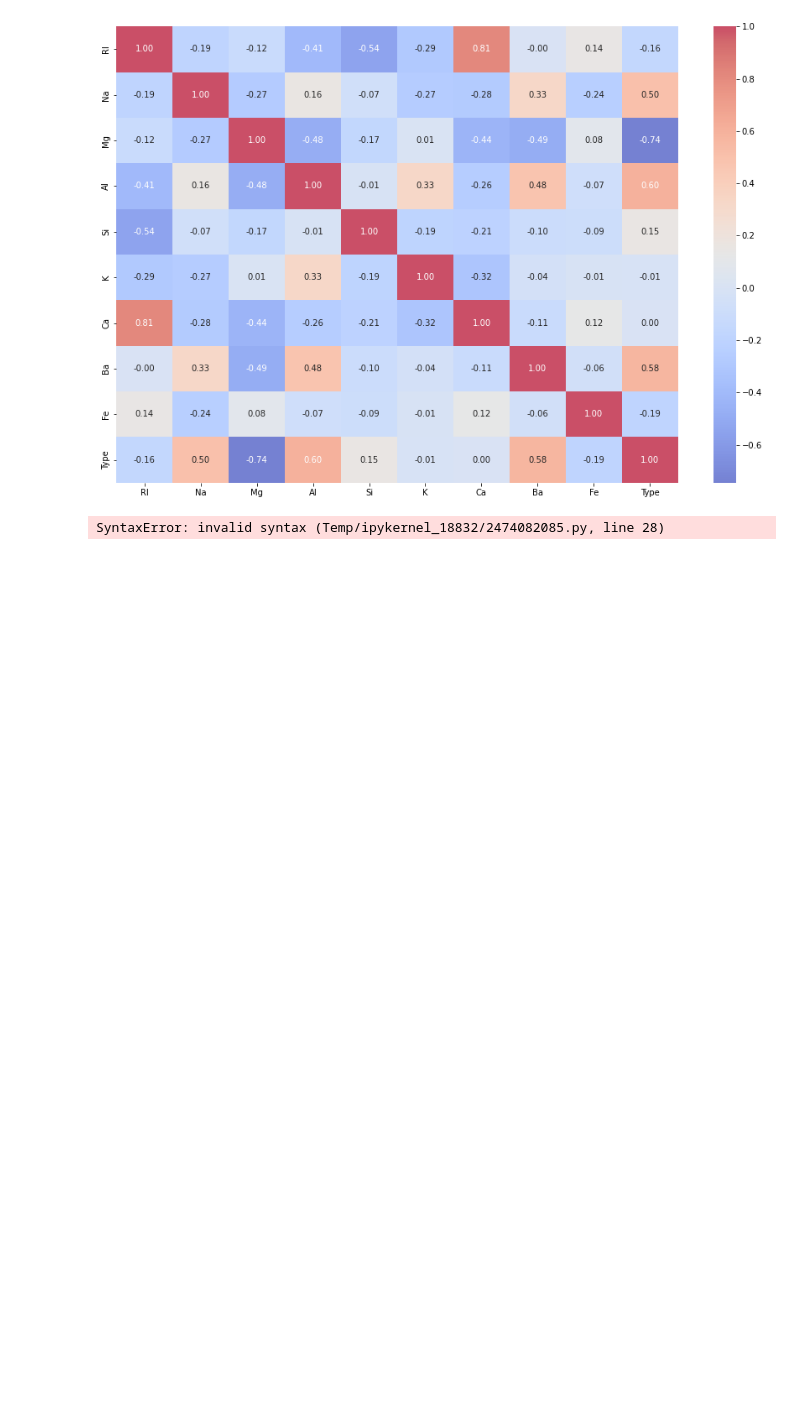
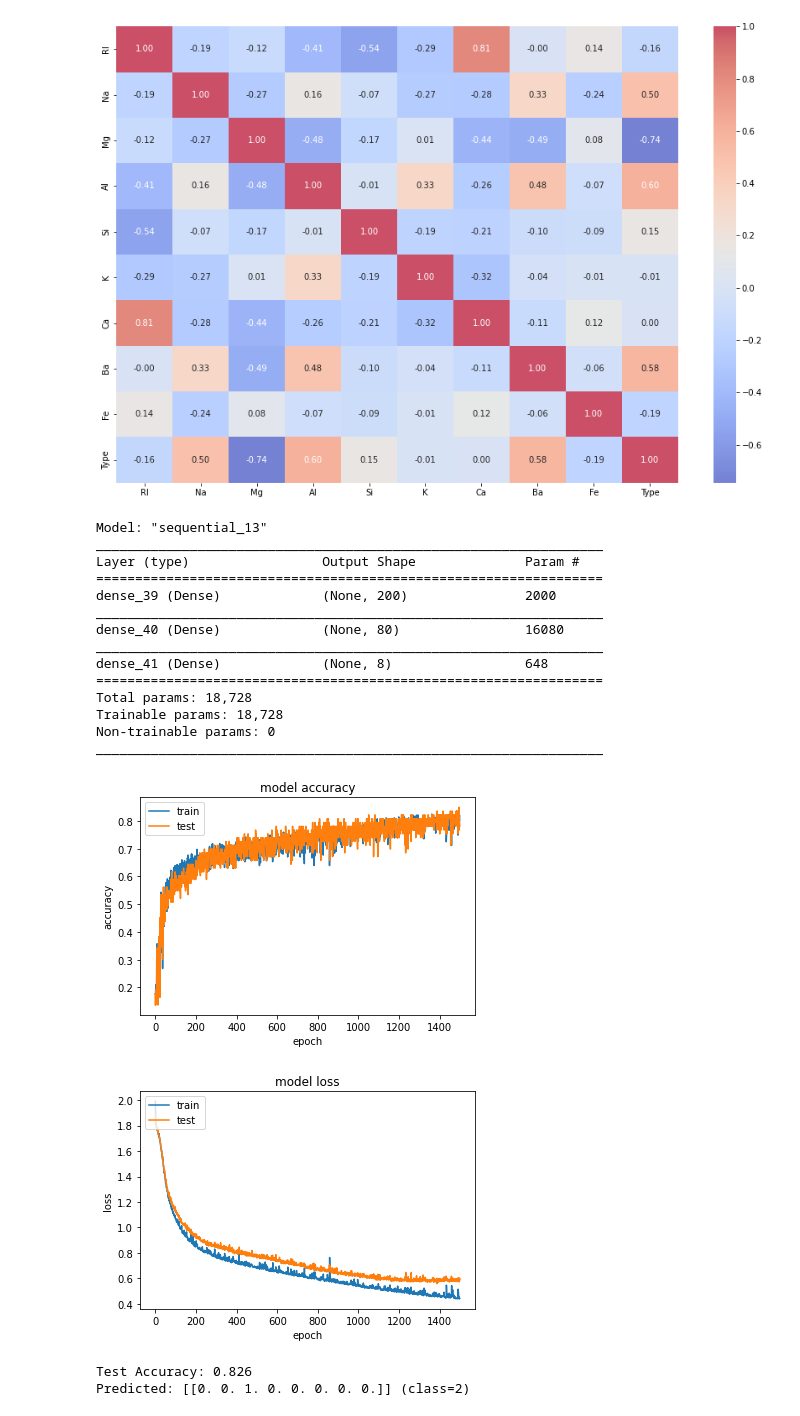
Before and after one commit to Jordanmarshall2510/CS4287-Neural-Computing, a Jupyter notebook: MLP-Assignment/model.ipynb, the cells around one changed output. Cells and saved outputs as stored; diff of their text form; code cells hidden in the pictures; blank space fills up the shorter version.

Commit message:
Added comments and fixed plots

```diff
--- a/MLP-Assignment/model.ipynb
+++ b/MLP-Assignment/model.ipynb
@@ -64,11 +64,13 @@ plt.show()
 # %%
 import os
 os.environ["CUDA_VISIBLE_DEVICES"] = "-1"
+os.environ['TF_CPP_MIN_LOG_LEVEL'] = '3'
 
 import warnings
 warnings.filterwarnings('ignore')
 
 from numpy import argmax
+from imblearn.over_sampling import RandomOverSampler
 from sklearn.model_selection import train_test_split
 from sklearn.preprocessing import StandardScaler, MinMaxScaler
 from tensorflow.keras import Sequential
@@ -86,7 +88,7 @@ df.isna().sum()
 df[df.duplicated()]
 
 # Drop duplicate entries in dataset
-df.drop_duplicates(keep='last',inplace=True
+df.drop_duplicates(keep='last',inplace=True)
 
 # split into input and output columns
 X, y = df.values[:, :-1], df.values[:, -1]
@@ -99,18 +101,15 @@ X = normalize(X)
 y = y.astype('int32')
 
 # Class balancing
-from imblearn.over_sampling import RandomOverSampler
 ros = RandomOverSampler(random_state=42)
 x_ros, y_ros = ros.fit_resample(X, y)
 
 # split into train and test datasets
 X_train, X_test, y_train, y_test = train_test_split(x_ros, y_ros, test_size=0.2, random_state=42)
 
-sc = StandardScaler()
+# Convert to catagorical
 y_train = to_categorical(y_train)
 y_test = to_categorical(y_test)
-
-print(X_train.shape, X_test.shape, y_train.shape, y_test.shape)
 
 # determine the number of input features
 n_features = X_train.shape[1]
@@ -121,38 +120,58 @@ model.add(Dense(200, activation='relu', kernel_initializer='he_normal', input_sh
 model.add(Dense(80, activation='relu', kernel_initializer='he_normal'))
 model.add(Dense(8, activation='softmax'))
 
 # compile the model
 adam = Adam()
 model.compile(optimizer=adam, loss='categorical_crossentropy', metrics=['accuracy'])
 
+# Model Summary
+model.summary()
+
 # fit the model
-barory = model.fit(X_train, y_train, validation_split=0.15, epochs=800, batch_size=32, verbose=1)
+history = model.fit(X_train, y_train, validation_split=0.2, epochs=1500, batch_size=32, verbose=0)
 
-# summarize barory for accuracy
-plt.plot(barory.barory['accuracy'])
-plt.plot(barory.barory['val_accuracy'])
+# summarize history for accuracy
+plt.plot(history.history['accuracy'])
+plt.plot(history.history['val_accuracy'])
 plt.title('model accuracy')
 plt.ylabel('accuracy')
 plt.xlabel('epoch')
 plt.legend(['train', 'test'], loc='upper left')
 plt.show()
 
-# summarize barory for loss
-plt.plot(barory.barory['loss'])
-plt.plot(barory.barory['val_loss'])
+# summarize history for loss
+plt.plot(history.history['loss'])
+plt.plot(history.history['val_loss'])
 plt.title('model loss')
 plt.ylabel('loss')
 plt.xlabel('epoch')
 plt.legend(['train', 'test'], loc='upper left')
 plt.show()
 
 # evaluate the model
 loss, acc = model.evaluate(X_test, y_test, verbose=0)
 print('Test Accuracy: %.3f' % acc)
 
 # make a prediction
 row = [1.51596,12.79,3.61,1.62,72.97,0.64,8.07,0,0.26]
 yhat = model.predict([row])
 print('Predicted: %s (class=%d)' % (yhat, argmax(yhat)))
 # %% [output]
-SyntaxError: invalid syntax (Temp/ipykernel_18832/2474082085.py, line 28)
+Model: "sequential_13"
+_________________________________________________________________
+Layer (type)                 Output Shape              Param #
+=================================================================
+dense_39 (Dense)             (None, 200)               2000
+_________________________________________________________________
+dense_40 (Dense)             (None, 80)                16080
+_________________________________________________________________
+dense_41 (Dense)             (None, 8)                 648
+=================================================================
+Total params: 18,728
+Trainable params: 18,728
+Non-trainable params: 0
+_________________________________________________________________
+[figure, added]
+[figure, added]
+Test Accuracy: 0.826
+Predicted: [[0. 0. 1. 0. 0. 0. 0. 0.]] (class=2)
```
